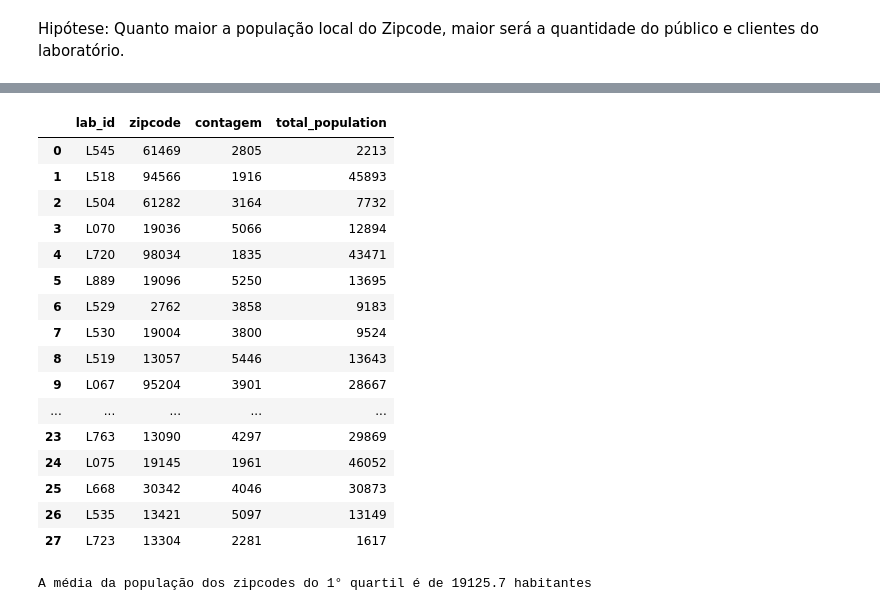
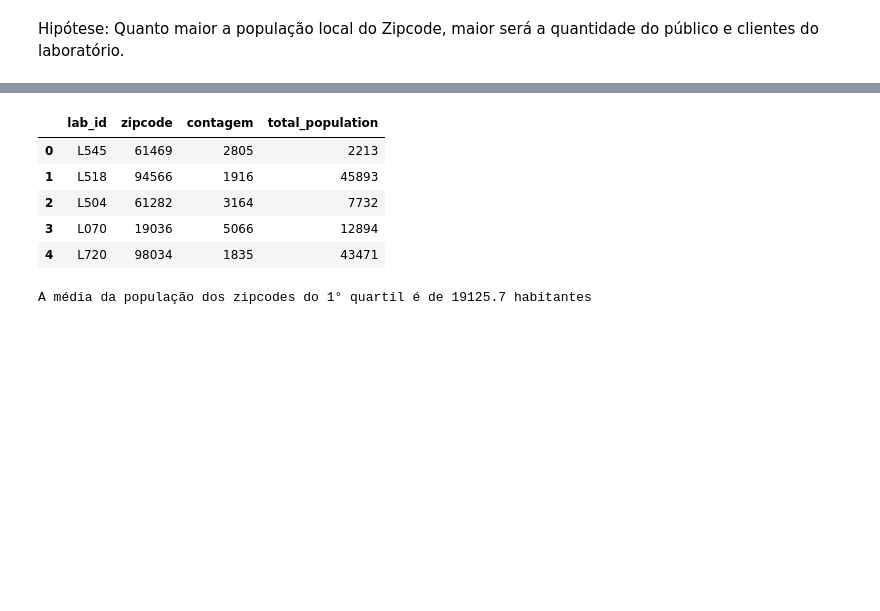
Before and after one commit to Davi-Tolen/ProjetoElo, a Jupyter notebook: Case Elo.ipynb, the cells around one changed output, grey strips where cells are left out. Saved outputs shown, nothing was run; the diff lists cells and outputs as text; code cells hidden in the pictures; blank space fills up the shorter version.

```diff
--- a/Case Elo.ipynb
+++ b/Case Elo.ipynb
@@ -62,41 +73,29 @@ transactional_data_75 = transactional_data_75.rename(columns={'index': 'lab_id',
 # %%
 # dando merge nos laboratorios do 1° quartil com os dados do df_geocode
 df_geocode_combinando_transactional_data_25 = df_geocode.copy()
 df_geocode_combinando_transactional_data_25.zipcode = df_geocode_combinando_transactional_data_25.zipcode.astype('object')
 df_geocode_combinando_transactional_data_25 = df_geocode_combinando_transactional_data_25.merge(transactional_data_25, how="inner", on="lab_id")
 df_geocode_combinando_transactional_data_25 = df_geocode_combinando_transactional_data_25.drop(columns=['address', 'location'])
 
 # DemographicData_ZCTAs.zipcode = DemographicData_ZCTAs.zipcode.str.slice(start=6)
 df_geocode_combinando_transactional_data_25_e_DemographicData_ZCTAs = df_geocode_combinando_transactional_data_25.copy()
 df_geocode_combinando_transactional_data_25_e_DemographicData_ZCTAs
 df_geocode_combinando_transactional_data_75_e_DemographicData_ZCTAs = df_geocode_combinando_transactional_data_75.copy()
 df_geocode_combinando_transactional_data_75_e_DemographicData_ZCTAs
 DemographicData_ZCTAs.zipcode = DemographicData_ZCTAs.zipcode.astype('float')
 
 # dando merge no dataframe que combina os dados dos laboratorios do df_geocode e do 1° quartil com as informações dos zipcodes dos laboratórios
 df_geocode_combinando_transactional_data_25_e_DemographicData_ZCTAs = df_geocode_combinando_transactional_data_25_e_DemographicData_ZCTAs.merge(DemographicData_ZCTAs, how="inner", on="zipcode")
 
-# deletando colunas desnecessárias
-df_geocode_combinando_transactional_data_25_e_DemographicData_ZCTAs = df_geocode_combinando_transactional_data_25_e_DemographicData_ZCTAs.drop(columns=['id', 'SexRatio(males per 100 females)', 'Population_Under5Years', 'Population_5to9Years', 'Population_10to14Years', 'Population_15to19Years','Population_20to24Years', 'Population_25to34Years', 'Population_35to44Years', 'Population_45to54Years','Population_55to59Years','Population_60to64Years','Population_65to74Years','Population_75to84Years','Population_85YearsAndOver', 'MedianAgeInYears'])
-df_geocode_combinando_transactional_data_25_e_DemographicData_ZCTAs
+
+df_geocode_combinando_transactional_data_25_e_DemographicData_ZCTAs.drop(columns=['id', 'SexRatio(males per 100 females)', 'Population_Under5Years', 'Population_5to9Years', 'Population_10to14Years', 'Population_15to19Years','Population_20to24Years', 'Population_25to34Years', 'Population_35to44Years', 'Population_45to54Years','Population_55to59Years','Population_60to64Years','Population_65to74Years','Population_75to84Years','Population_85YearsAndOver', 'MedianAgeInYears']).head()
 # %% [output]
 |  | lab_id | zipcode | contagem | total_population |
 | 0 | L545 | 61469 | 2805 | 2213 |
 | 1 | L518 | 94566 | 1916 | 45893 |
 | 2 | L504 | 61282 | 3164 | 7732 |
 | 3 | L070 | 19036 | 5066 | 12894 |
 | 4 | L720 | 98034 | 1835 | 43471 |
-| 5 | L889 | 19096 | 5250 | 13695 |
-| 6 | L529 | 2762 | 3858 | 9183 |
-| 7 | L530 | 19004 | 3800 | 9524 |
-| 8 | L519 | 13057 | 5446 | 13643 |
-| 9 | L067 | 95204 | 3901 | 28667 |
-| ... | ... | ... | ... | ... |
-| 23 | L763 | 13090 | 4297 | 29869 |
-| 24 | L075 | 19145 | 1961 | 46052 |
-| 25 | L668 | 30342 | 4046 | 30873 |
-| 26 | L535 | 13421 | 5097 | 13149 |
-| 27 | L723 | 13304 | 2281 | 1617 |
 # %%
 # média populacional dos laboratórios do 1° quartil
 media = df_geocode_combinando_transactional_data_25_e_DemographicData_ZCTAs.total_population.mean()
```
Also changed, not shown: parts of 48 cells of this notebook, 5 other files.
